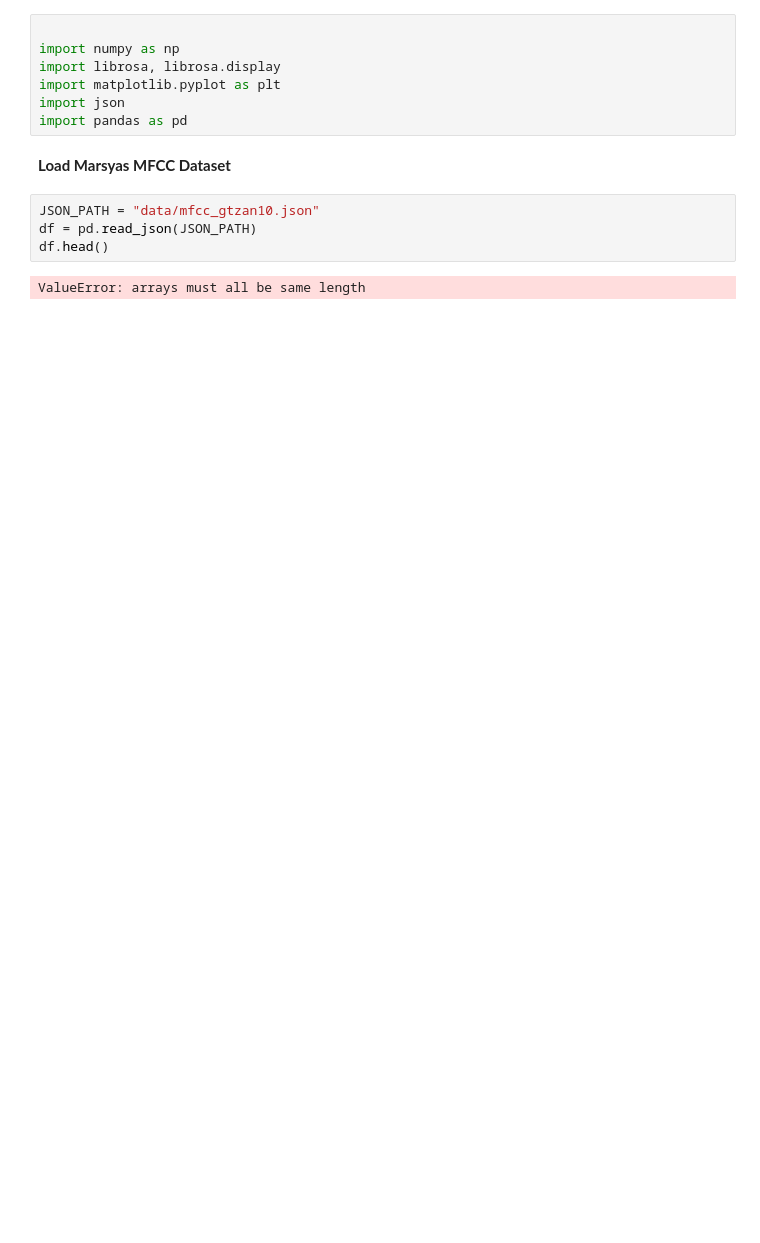
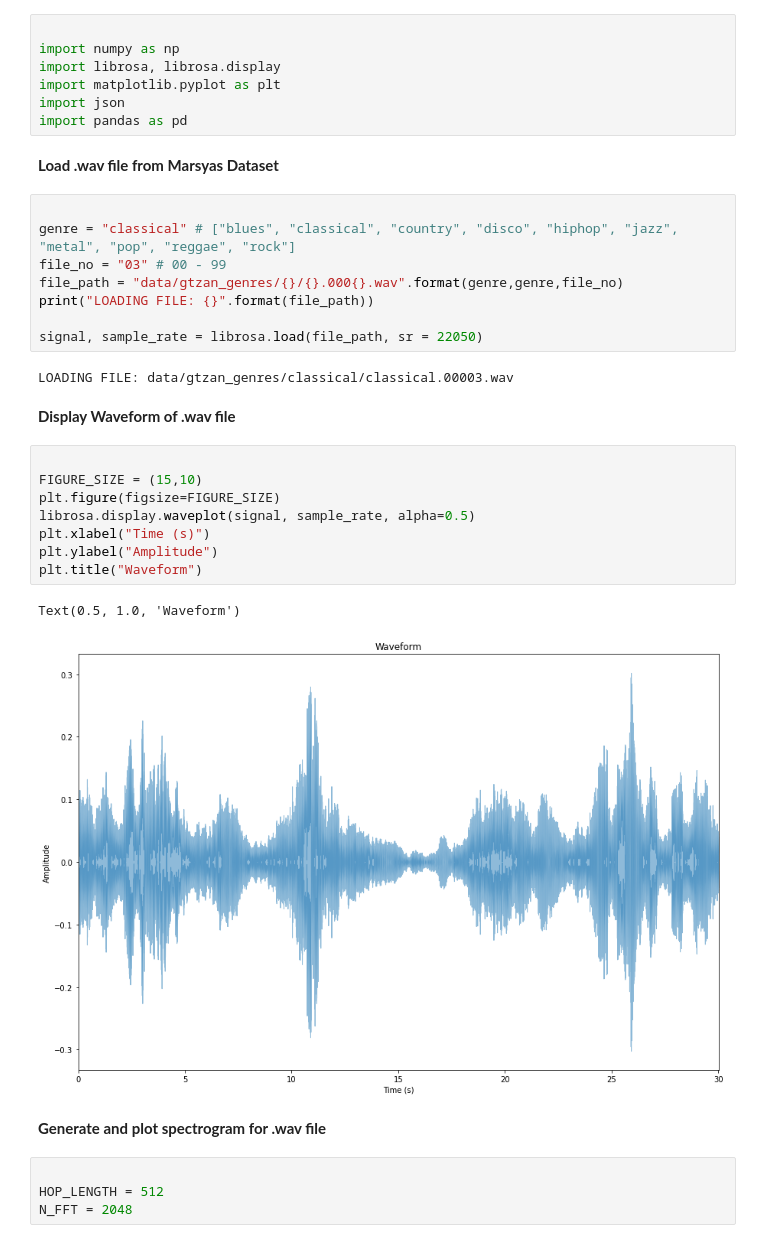
Before and after one commit to maldonadojsm/MusicGenreClassifier, a Jupyter notebook: analyze_data.ipynb, the cells around one changed output. Saved outputs shown, nothing was run; the diff lists cells and outputs as text; blank space fills up the shorter version.

```diff
--- a/analyze_data.ipynb
+++ b/analyze_data.ipynb
@@ -12,10 +12,33 @@ import matplotlib.pyplot as plt
 import json
 import pandas as pd
 # %% [markdown]
-**Load Marsyas MFCC Dataset**
+**Load .wav file from Marsyas Dataset**
-# %%
-JSON_PATH = "data/mfcc_gtzan10.json"
-df = pd.read_json(JSON_PATH)
-df.head()
-# %% [output]
-ValueError: arrays must all be same length
+# %%
+
+genre = "classical" # ["blues", "classical", "country", "disco", "hiphop", "jazz", "metal", "pop", "reggae", "rock"]
+file_no = "03" # 00 - 99
+file_path = "data/gtzan_genres/{}/{}.000{}.wav".format(genre,genre,file_no)
+print("LOADING FILE: {}".format(file_path))
+
+signal, sample_rate = librosa.load(file_path, sr = 22050)
+# %% [output]
+LOADING FILE: data/gtzan_genres/classical/classical.00003.wav
+# %% [markdown]
+**Display Waveform of .wav file**
+# %%
+
+FIGURE_SIZE = (15,10)
+plt.figure(figsize=FIGURE_SIZE)
+librosa.display.waveplot(signal, sample_rate, alpha=0.5)
+plt.xlabel("Time (s)")
+plt.ylabel("Amplitude")
+plt.title("Waveform")
+# %% [output]
+Text(0.5, 1.0, 'Waveform')
+[figure, added]
+# %% [markdown]
+**Generate and plot spectrogram for .wav file**
+# %%
+
+HOP_LENGTH = 512
+N_FFT = 2048
```
Also changed, not shown: parts of 9 cells of this notebook.
